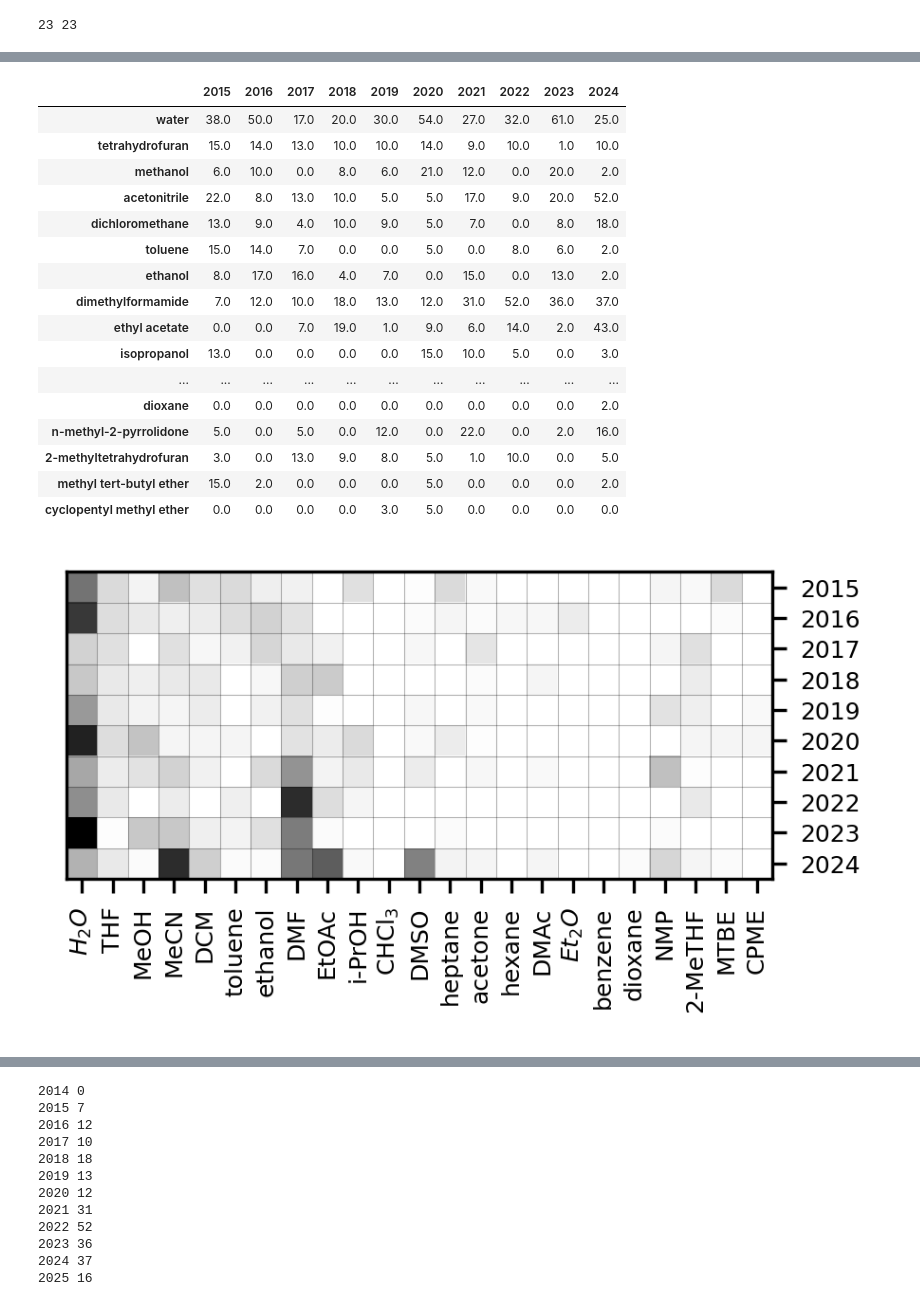
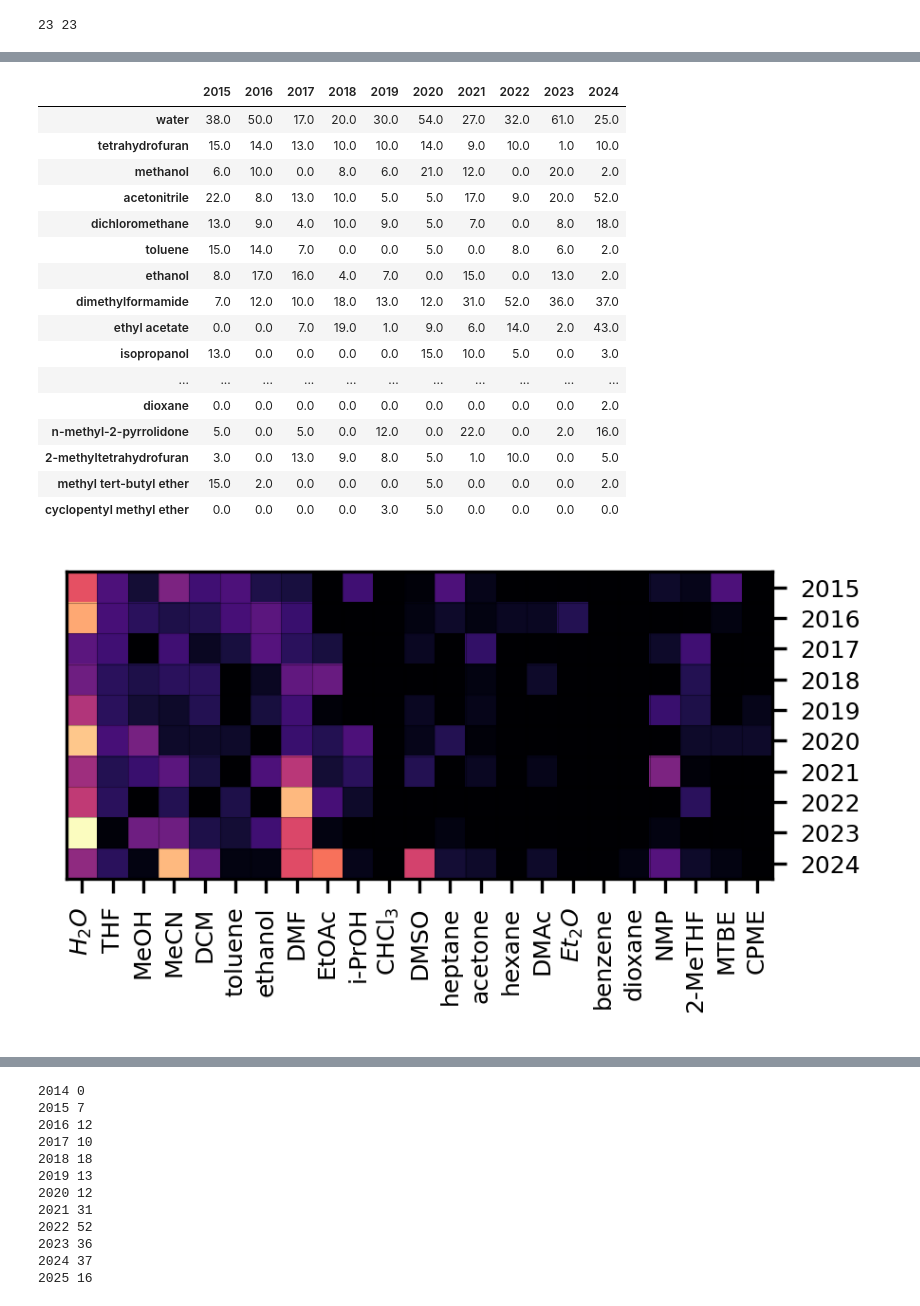
Before and after one commit to coleygroup/scale-up-llm-extraction, a Jupyter notebook: figure5/fig5.ipynb, the cells around one changed output, grey strips where cells are left out. Saved outputs shown, nothing was run; the diff lists cells and outputs as text; code cells hidden in the pictures.

```diff
--- a/figure5/fig5.ipynb
+++ b/figure5/fig5.ipynb
@@ -749,15 +771,17 @@ cooc, fig, ax = save_cooccurrence_matrix(
     "reaction_class",
     min_count=0,
     top_n=24,
-    cmap="Greys",
+    cmap="magma",
     normalize=False,
     log_scale=True,
     sort_by="frequency",
     matrix_save_path="figout/base_targets_vs_reaction_class_cooccurrence.csv",
+    # fig_save_path=None,
     fig_save_path="figout/base_targets_vs_reaction_class_cooccurrence.png",
     use_pretty_labels=False,
     row_order=bases,
     cbar=False
 )
+print(cooc)
 # %% [output]
 ['Carboxylic acid + amine condensation', 'Bromo Suzuki coupling', 'SNAr ether synthesis', 'Amide Schotten-Baumann', 'Ester hydrolysis', 'Esterification', 'Ring closing olefin metathesis', 'Bromo Buchw ...
@@ -794,7 +834,7 @@ with plt.rc_context({
     "font.sans-serif": ["Arial"],
 }):
     fig, ax = plt.subplots(figsize=(3.2, 2.8), dpi=300)
-    im = ax.imshow(heatmap_df.values.T, aspect="equal", cmap="Greys")
+    im = ax.imshow(heatmap_df.values.T, aspect="equal", cmap="magma")
 
     ax.set_yticks(np.arange(len(target_years)))
     ax.set_xticks(np.arange(len(target_reagent_rows)))
@@ -814,31 +854,31 @@ with plt.rc_context({
     mode_label = "share" if normalize_by_reaction_year else "count"
     # ax.set_title(f"{target_reaction_class} | year vs target reagents ({mode_label})", pad=4)
 
     os.makedirs("figout", exist_ok=True)
     fig.savefig(
         f"figout/{target_reaction_class.replace(' ', '_').replace('+', 'plus')}_year_vs_target_reagents_heatmap_{mode_label}.png",
         dpi=300,
         bbox_inches="tight",
         pad_inches=0.01,
     )
 
 display(heatmap_df)
 # %% [output]
 |  | 2015 | 2016 | 2017 | 2018 | 2019 | 2020 | 2021 | 2022 | 2023 | 2024 |
 | water | 38.0 | 50.0 | 17.0 | 20.0 | 30.0 | 54.0 | 27.0 | 32.0 | 61.0 | 25.0 |
 | tetrahydrofuran | 15.0 | 14.0 | 13.0 | 10.0 | 10.0 | 14.0 | 9.0 | 10.0 | 1.0 | 10.0 |
 | methanol | 6.0 | 10.0 | 0.0 | 8.0 | 6.0 | 21.0 | 12.0 | 0.0 | 20.0 | 2.0 |
 | acetonitrile | 22.0 | 8.0 | 13.0 | 10.0 | 5.0 | 5.0 | 17.0 | 9.0 | 20.0 | 52.0 |
 | dichloromethane | 13.0 | 9.0 | 4.0 | 10.0 | 9.0 | 5.0 | 7.0 | 0.0 | 8.0 | 18.0 |
 | toluene | 15.0 | 14.0 | 7.0 | 0.0 | 0.0 | 5.0 | 0.0 | 8.0 | 6.0 | 2.0 |
 | ethanol | 8.0 | 17.0 | 16.0 | 4.0 | 7.0 | 0.0 | 15.0 | 0.0 | 13.0 | 2.0 |
 | dimethylformamide | 7.0 | 12.0 | 10.0 | 18.0 | 13.0 | 12.0 | 31.0 | 52.0 | 36.0 | 37.0 |
 | ethyl acetate | 0.0 | 0.0 | 7.0 | 19.0 | 1.0 | 9.0 | 6.0 | 14.0 | 2.0 | 43.0 |
 | isopropanol | 13.0 | 0.0 | 0.0 | 0.0 | 0.0 | 15.0 | 10.0 | 5.0 | 0.0 | 3.0 |
 | ... | ... | ... | ... | ... | ... | ... | ... | ... | ... | ... |
 | dioxane | 0.0 | 0.0 | 0.0 | 0.0 | 0.0 | 0.0 | 0.0 | 0.0 | 0.0 | 2.0 |
 | n-methyl-2-pyrrolidone | 5.0 | 0.0 | 5.0 | 0.0 | 12.0 | 0.0 | 22.0 | 0.0 | 2.0 | 16.0 |
 | 2-methyltetrahydrofuran | 3.0 | 0.0 | 13.0 | 9.0 | 8.0 | 5.0 | 1.0 | 10.0 | 0.0 | 5.0 |
 | methyl tert-butyl ether | 15.0 | 2.0 | 0.0 | 0.0 | 0.0 | 5.0 | 0.0 | 0.0 | 0.0 | 2.0 |
 | cyclopentyl methyl ether | 0.0 | 0.0 | 0.0 | 0.0 | 3.0 | 5.0 | 0.0 | 0.0 | 0.0 | 0.0 |
-[figure, old version]
+[figure, new version]
```
Also changed, not shown: parts of 5 cells of this notebook, 32 other files.
